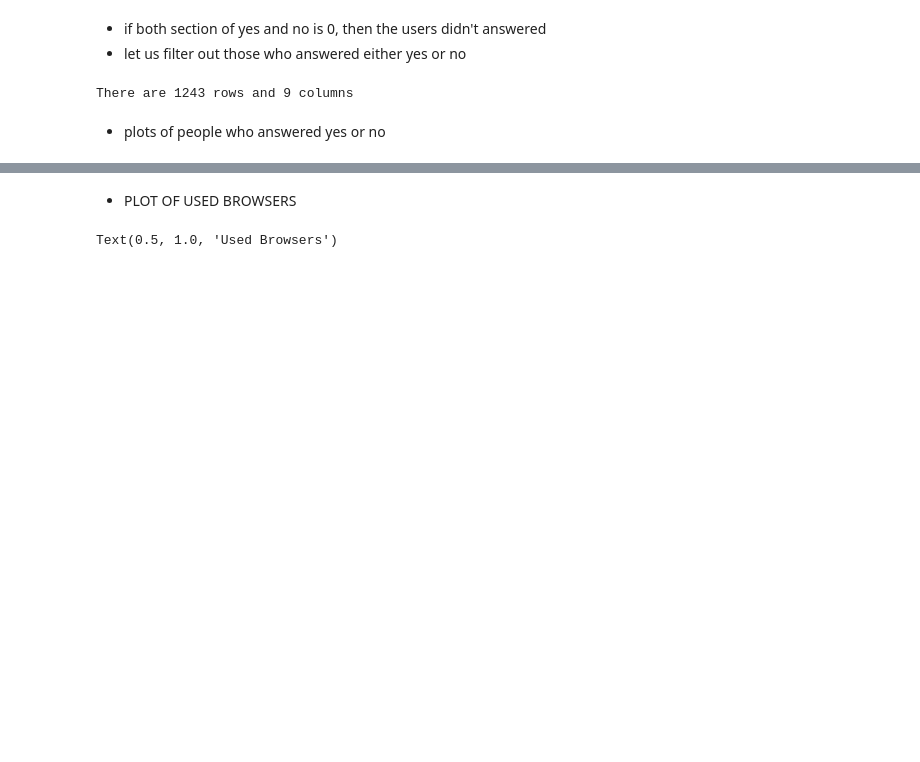
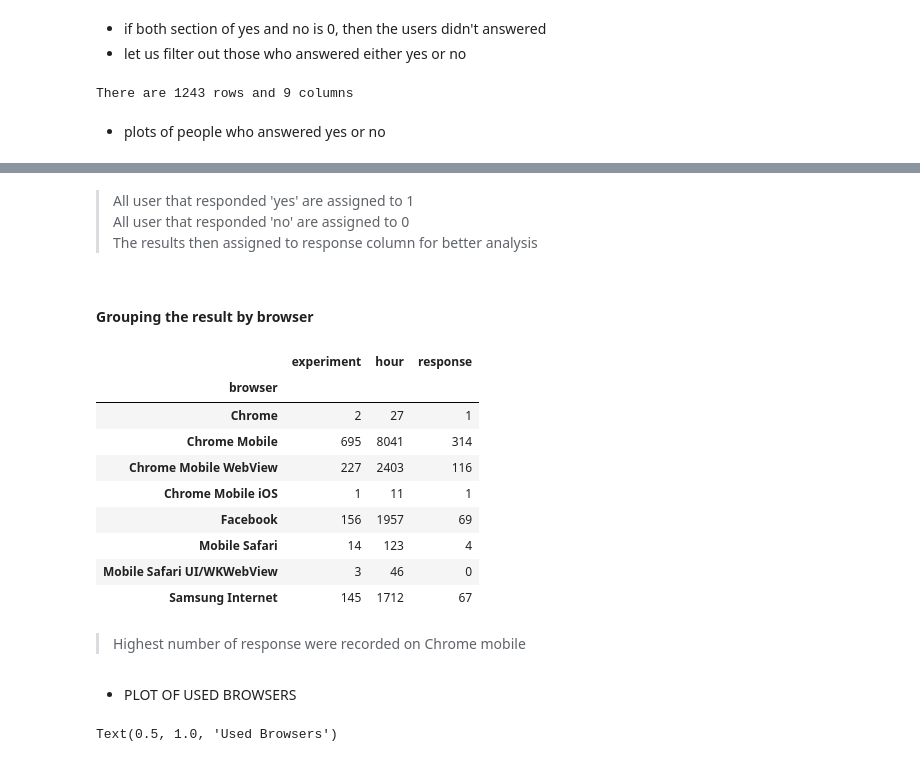
Before and after one commit to sel6/abtest-mlops, a Jupyter notebook: notebooks/data_preparation_and_exploration.ipynb, the cells around one changed output, grey strips where cells are left out. Drawn from its saved outputs; the diff is of its cells as text; code cells hidden in the pictures; blank space fills up the shorter version.

```diff
--- a/notebooks/data_preparation_and_exploration.ipynb
+++ b/notebooks/data_preparation_and_exploration.ipynb
@@ -211,3 +187,26 @@ date_group_df
+# %% [markdown]
+>All user that responded 'yes' are assigned to 1<br>
+>All user that responded 'no' are assigned to 0<br>
+>The results then assigned to response column for better analysis
+# %% [markdown]
+#### Grouping the result by browser
+# %%
+browser_group_df = combined_df.groupby('browser').agg(
+    {'experiment': 'count', 'hour': 'sum', 'response': 'sum'})
+browser_group_df
+# %% [output]
+|  | experiment | hour | response |
+| browser |  |  |  |
+| Chrome | 2 | 27 | 1 |
+| Chrome Mobile | 695 | 8041 | 314 |
+| Chrome Mobile WebView | 227 | 2403 | 116 |
+| Chrome Mobile iOS | 1 | 11 | 1 |
+| Facebook | 156 | 1957 | 69 |
+| Mobile Safari | 14 | 123 | 4 |
+| Mobile Safari UI/WKWebView | 3 | 46 | 0 |
+| Samsung Internet | 145 | 1712 | 67 |
+# %% [markdown]
+>Highest number of response were recorded on Chrome mobile
 # %% [markdown]
 * PLOT OF USED BROWSERS
 # %%
```
Also changed, not shown: parts of 23 cells of this notebook, 1 other file.
